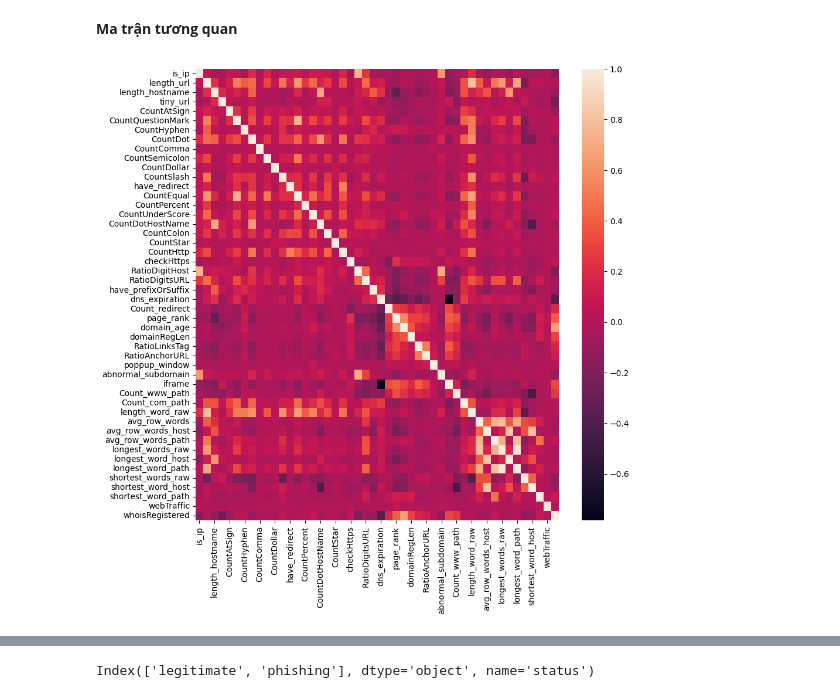
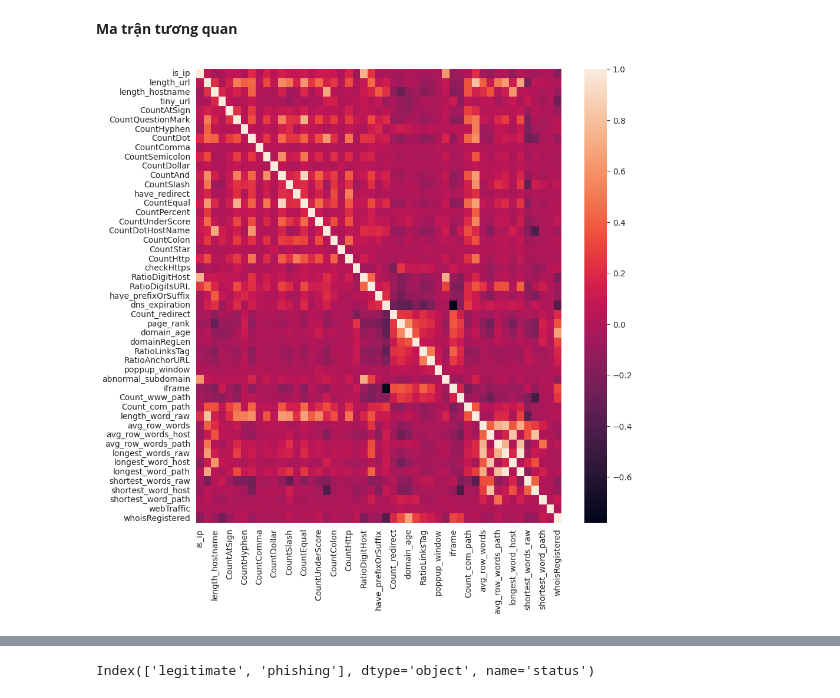
Before and after one commit to ngovi-2909/phishing-detection, a Jupyter notebook: Phishing_detection.ipynb, the cells around one changed output, grey strips where cells are left out. Saved outputs shown, nothing was run; the diff lists cells and outputs as text; code cells hidden in the pictures.

```diff
--- a/Phishing_detection.ipynb
+++ b/Phishing_detection.ipynb
@@ -70,10 +70,10 @@ plt.show()
 **Ma trận tương quan**
 # %%
 plt.figure(figsize=(10,10))
-sns.heatmap(data.corr())
+sns.heatmap(data[data.columns[2:]].corr())
 plt.show()
 # %% [output]
-[figure, old version]
+[figure, new version]
 # %%
 data.isnull().sum()
 # %% [output]
```
Also changed, not shown: parts of 19 cells of this notebook, 1 other file.
